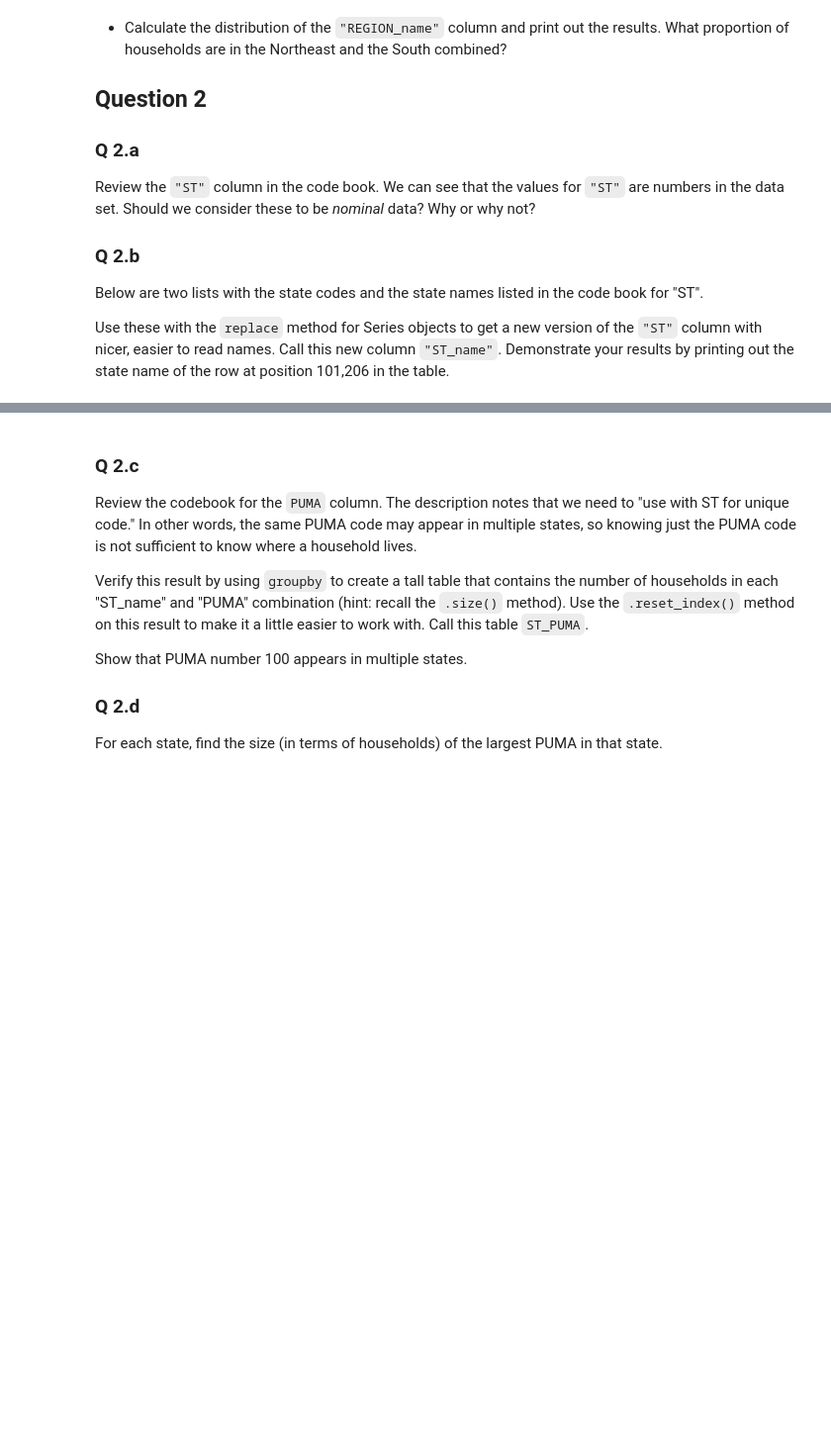
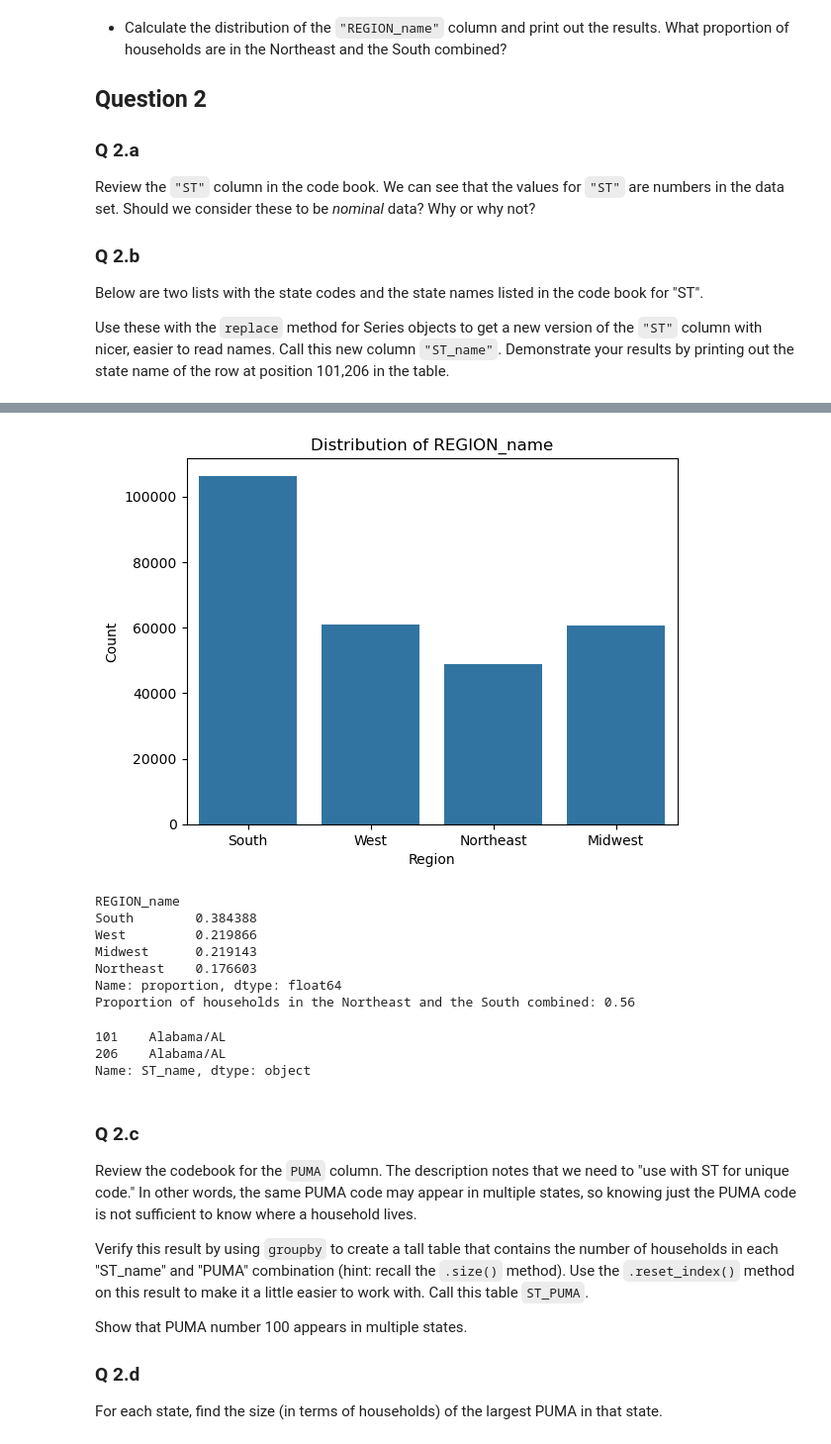
Before and after one commit to zhuol0129/homework-04-ZL, a Jupyter notebook: hw04.ipynb, the cells around one changed output, grey strips where cells are left out. Shown at 99% size. Drawn from its saved outputs; the diff is of its cells as text; code cells hidden in the pictures; blank space fills up the shorter version.

```diff
--- a/hw04.ipynb
+++ b/hw04.ipynb
@@ -80,0 +152,37 @@ Use these with the `replace` method for Series objects to get a new version of t
+# %%
+#Q 1.d
+
+# The "REGION" column contains information about the region of the United States where the household is located. This is a nominal variable.
+
+region_mapping = {
+    1: 'Northeast',
+    2: 'Midwest',
+    3: 'South',
+    4: 'West'
+}
+
+acs['REGION_name'] = acs['REGION'].replace(region_mapping)
+
+# Produce a plot that shows the distribution of "REGION_name"
+sb.countplot(x='REGION_name', data=acs)
+plt.title('Distribution of REGION_name')
+plt.xlabel('Region')
+plt.ylabel('Count')
+plt.show()
+
+# Calculate the distribution of the "REGION_name" column and print out the results
+region_distribution = acs['REGION_name'].value_counts(normalize=True)
+print(region_distribution)
+
+# Proportion of households in the Northeast and the South combined
+northeast_south_proportion = region_distribution['Northeast'] + region_distribution['South']
+print(f"Proportion of households in the Northeast and the South combined: {northeast_south_proportion:.2f}")
+# %% [output]
+[figure, added]
+REGION_name
+South        0.384388
+West         0.219866
+Midwest      0.219143
+Northeast    0.176603
+Name: proportion, dtype: float64
+Proportion of households in the Northeast and the South combined: 0.56
@@ -81,6 +193,20 @@ Use these with the `replace` method for Series objects to get a new version of t
 # %%
+# Q 2.b
+
 st_nums = [1, 2, 4, 5, 6, 8, 9, 10, 11, 12, 13, 15, 16, 17, 18, 19, 20, 21, 22, 23, 24, 25, 26, 27, 28, 29, 30, 31, 32, 33, 34, 35, 36, 37, 38, 39, 40, 41, 42, 44, 45, 46, 47, 48, 49, 50, 51, 53, 54, 55, 56, 72]
 st_names = "Alabama/AL,Alaska/AK,Arizona/AZ,Arkansas/AR,California/CA,Colorado/CO,Connecticut/CT,Delaware/DE,District of Columbia/DC,Florida/FL,Georgia/GA,Hawaii/HI,Idaho/ID,Illinois/IL,Indiana/IN,Iowa/IA,Kansas/KS,Kentucky/KY,Louisiana/LA,Maine/ME,Maryland/MD,Massachusetts/MA,Michigan/MI,Minnesota/MN,Mississippi/MS,Missouri/MO,Montana/MT,Nebraska/NE,Nevada/NV,New Hampshire/NH,New Jersey/NJ,New Mexico/NM,New York/NY,North Carolina/NC,North Dakota/ND,Ohio/OH,Oklahoma/OK,Oregon/OR,Pennsylvania/PA,Rhode Island/RI,South Carolina/SC,South Dakota/SD,Tennessee/TN,Texas/TX,Utah/UT,Vermont/VT,Virginia/VA,Washington/WA,West Virginia/WV,Wisconsin/WI,Wyoming/WY,Puerto Rico/PRa".split(",")
+
+state_mapping = dict(zip(st_nums, st_names))
+
+# Replace the state codes with state names in the "ST" column
+acs['ST_name'] = acs['ST'].replace(state_mapping)
+
+# Print out the state name of the row at position 101,206 in the table
+print(acs.loc[[101, 206], 'ST_name'])
+# %% [output]
+101    Alabama/AL
+206    Alabama/AL
+Name: ST_name, dtype: object
 # %% [markdown]
 ### Q 2.c
 
```
Also changed, not shown: parts of 6 cells of this notebook.
